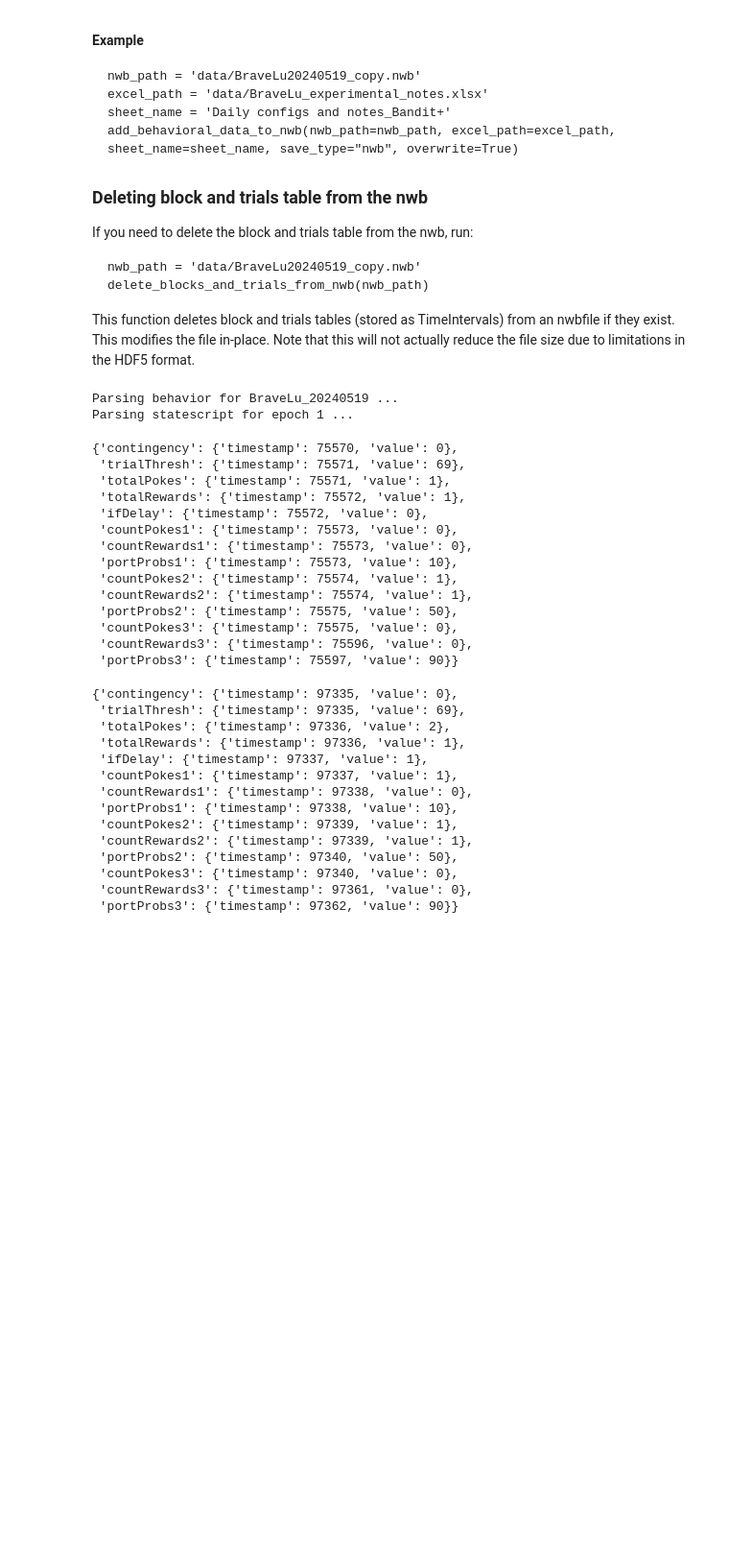
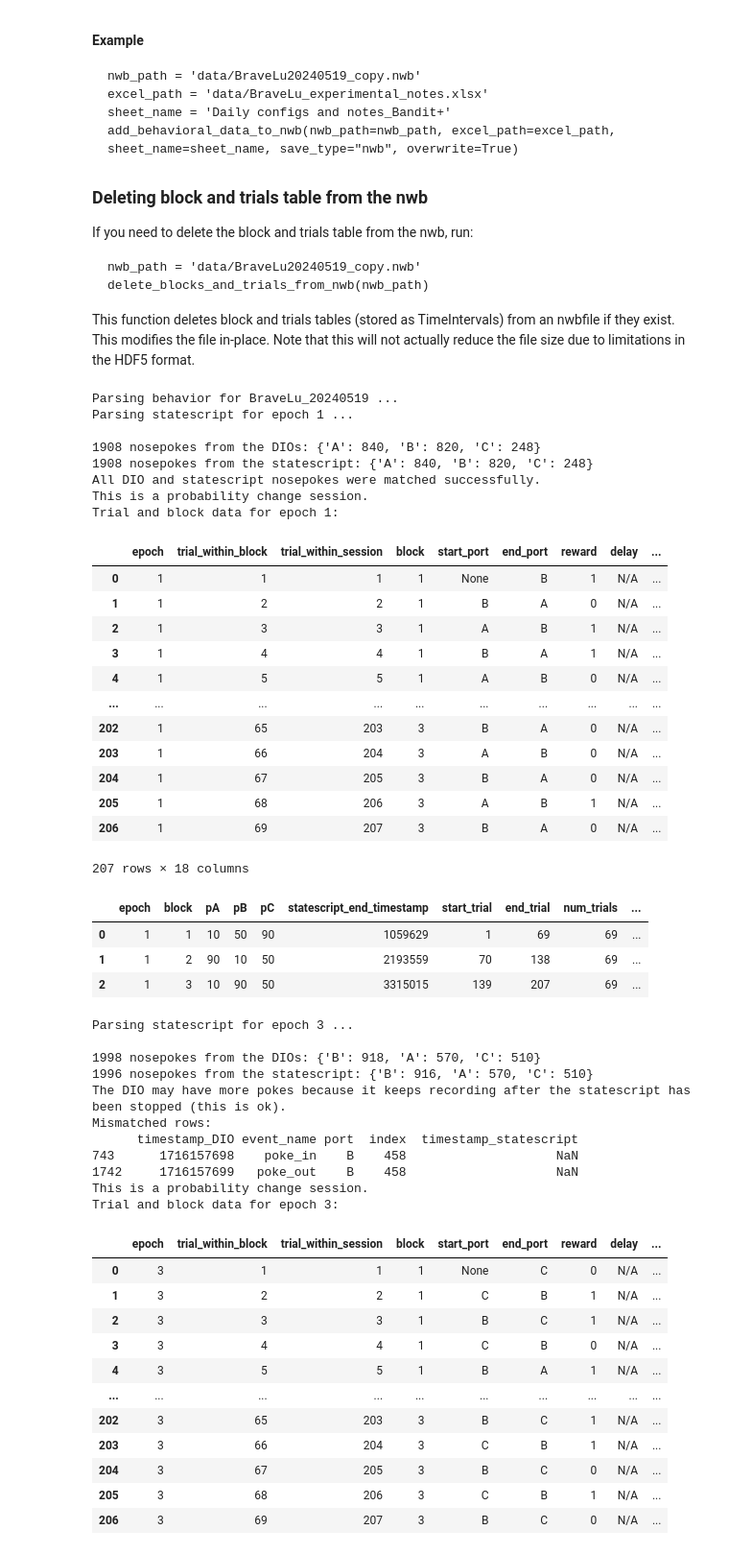
Before and after one commit to calderast/jdb_to_nwb, a Jupyter notebook: frank_lab/convert_behavior_Frank_lab.ipynb, the cells around one changed output. Shown at 96% size. Saved outputs shown, nothing was run; the diff lists cells and outputs as text; code cells hidden in the pictures; blank space fills up the shorter version.

```diff
--- a/frank_lab/convert_behavior_Frank_lab.ipynb
+++ b/frank_lab/convert_behavior_Frank_lab.ipynb
@@ -1322,41 +1327,59 @@ def delete_blocks_and_trials_from_nwb(nwb_path):
 # %%
 nwb_path = 'data/BraveLu20240519_copy.nwb'
 excel_path = 'data/BraveLu_experimental_notes.xlsx'
 sheet_name = 'Daily configs and notes_Bandit+'
 
 # Add trial and block data to the nwb (modifies existing nwb in-place)
-add_behavioral_data_to_nwb(nwb_path, excel_path, sheet_name=sheet_name, save_type="nwb", overwrite=False)
+add_behavioral_data_to_nwb(nwb_path, excel_path, sheet_name=sheet_name, save_type="csv", overwrite=False)
 
 # If needed, delete block and trials table from the nwb
 # delete_blocks_and_trials_from_nwb(nwb_path)
 # %% [output]
 Parsing behavior for BraveLu_20240519 ...
 Parsing statescript for epoch 1 ...
+
+1908 nosepokes from the DIOs: {'A': 840, 'B': 820, 'C': 248}
+1908 nosepokes from the statescript: {'A': 840, 'B': 820, 'C': 248}
+All DIO and statescript nosepokes were matched successfully.
+This is a probability change session.
+Trial and block data for epoch 1:
+|  | epoch | trial_within_block | trial_within_session | block | start_port | end_port | reward | delay | ... |
+| 0 | 1 | 1 | 1 | 1 | None | B | 1 | N/A | ... |
+| 1 | 1 | 2 | 2 | 1 | B | A | 0 | N/A | ... |
+| 2 | 1 | 3 | 3 | 1 | A | B | 1 | N/A | ... |
+| 3 | 1 | 4 | 4 | 1 | B | A | 1 | N/A | ... |
+| 4 | 1 | 5 | 5 | 1 | A | B | 0 | N/A | ... |
+| ... | ... | ... | ... | ... | ... | ... | ... | ... | ... |
+| 202 | 1 | 65 | 203 | 3 | B | A | 0 | N/A | ... |
+| 203 | 1 | 66 | 204 | 3 | A | B | 0 | N/A | ... |
+| 204 | 1 | 67 | 205 | 3 | B | A | 0 | N/A | ... |
+| 205 | 1 | 68 | 206 | 3 | A | B | 1 | N/A | ... |
+| 206 | 1 | 69 | 207 | 3 | B | A | 0 | N/A | ... |
-{'contingency': {'timestamp': 75570, 'value': 0},
- 'trialThresh': {'timestamp': 75571, 'value': 69},
- 'totalPokes': {'timestamp': 75571, 'value': 1},
- 'totalRewards': {'timestamp': 75572, 'value': 1},
- 'ifDelay': {'timestamp': 75572, 'value': 0},
- 'countPokes1': {'timestamp': 75573, 'value': 0},
- 'countRewards1': {'timestamp': 75573, 'value': 0},
- 'portProbs1': {'timestamp': 75573, 'value': 10},
- 'countPokes2': {'timestamp': 75574, 'value': 1},
- 'countRewards2': {'timestamp': 75574, 'value': 1},
- 'portProbs2': {'timestamp': 75575, 'value': 50},
- 'countPokes3': {'timestamp': 75575, 'value': 0},
- 'countRewards3': {'timestamp': 75596, 'value': 0},
- 'portProbs3': {'timestamp': 75597, 'value': 90}}
+207 rows × 18 columns
+|  | epoch | block | pA | pB | pC | statescript_end_timestamp | start_trial | end_trial | num_trials | ... |
+| 0 | 1 | 1 | 10 | 50 | 90 | 1059629 | 1 | 69 | 69 | ... |
+| 1 | 1 | 2 | 90 | 10 | 50 | 2193559 | 70 | 138 | 69 | ... |
+| 2 | 1 | 3 | 10 | 90 | 50 | 3315015 | 139 | 207 | 69 | ... |
-{'contingency': {'timestamp': 97335, 'value': 0},
- 'trialThresh': {'timestamp': 97335, 'value': 69},
- 'totalPokes': {'timestamp': 97336, 'value': 2},
- 'totalRewards': {'timestamp': 97336, 'value': 1},
- 'ifDelay': {'timestamp': 97337, 'value': 1},
- 'countPokes1': {'timestamp': 97337, 'value': 1},
- 'countRewards1': {'timestamp': 97338, 'value': 0},
- 'portProbs1': {'timestamp': 97338, 'value': 10},
- 'countPokes2': {'timestamp': 97339, 'value': 1},
- 'countRewards2': {'timestamp': 97339, 'value': 1},
- 'portProbs2': {'timestamp': 97340, 'value': 50},
- 'countPokes3': {'timestamp': 97340, 'value': 0},
- 'countRewards3': {'timestamp': 97361, 'value': 0},
- 'portProbs3': {'timestamp': 97362, 'value': 90}}
+Parsing statescript for epoch 3 ...
+
+1998 nosepokes from the DIOs: {'B': 918, 'A': 570, 'C': 510}
+1996 nosepokes from the statescript: {'B': 916, 'A': 570, 'C': 510}
+The DIO may have more pokes because it keeps recording after the statescript has been stopped (this is ok).
+Mismatched rows:
+      timestamp_DIO event_name port  index  timestamp_statescript
+743      1716157698    poke_in    B    458                    NaN
+1742     1716157699   poke_out    B    458                    NaN
+This is a probability change session.
+Trial and block data for epoch 3:
+|  | epoch | trial_within_block | trial_within_session | block | start_port | end_port | reward | delay | ... |
+| 0 | 3 | 1 | 1 | 1 | None | C | 0 | N/A | ... |
+| 1 | 3 | 2 | 2 | 1 | C | B | 1 | N/A | ... |
+| 2 | 3 | 3 | 3 | 1 | B | C | 1 | N/A | ... |
+| 3 | 3 | 4 | 4 | 1 | C | B | 0 | N/A | ... |
+| 4 | 3 | 5 | 5 | 1 | B | A | 1 | N/A | ... |
+| ... | ... | ... | ... | ... | ... | ... | ... | ... | ... |
+| 202 | 3 | 65 | 203 | 3 | B | C | 1 | N/A | ... |
+| 203 | 3 | 66 | 204 | 3 | C | B | 1 | N/A | ... |
+| 204 | 3 | 67 | 205 | 3 | B | C | 0 | N/A | ... |
+| 205 | 3 | 68 | 206 | 3 | C | B | 1 | N/A | ... |
+| 206 | 3 | 69 | 207 | 3 | B | C | 0 | N/A | ... |
```
Also changed, not shown: parts of 2 cells of this notebook.
